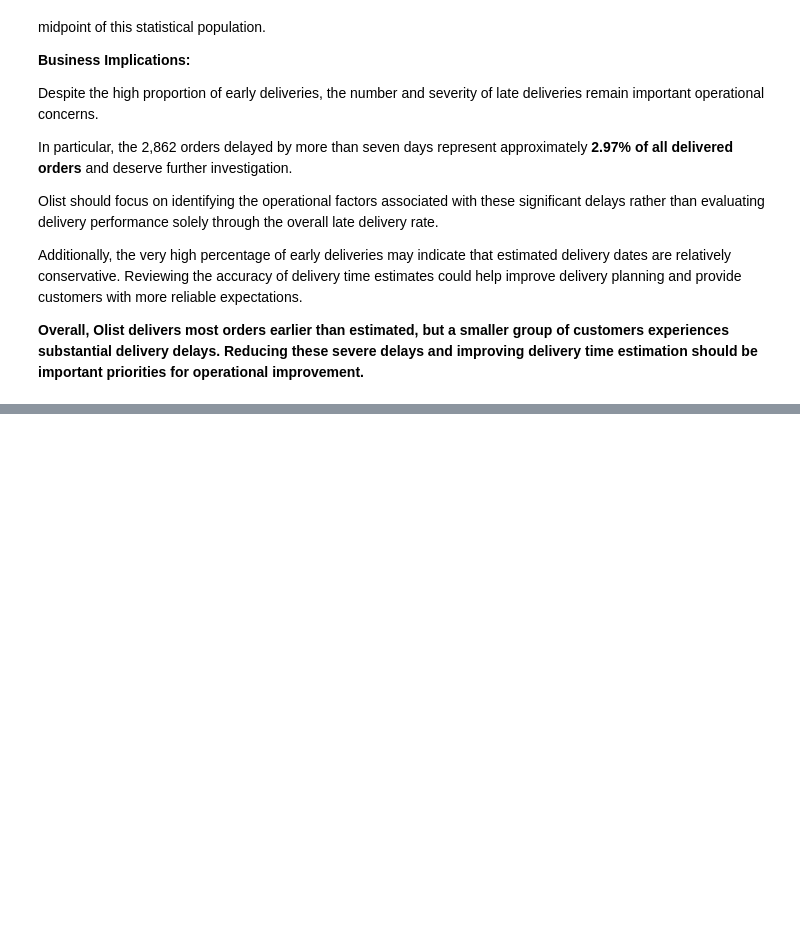
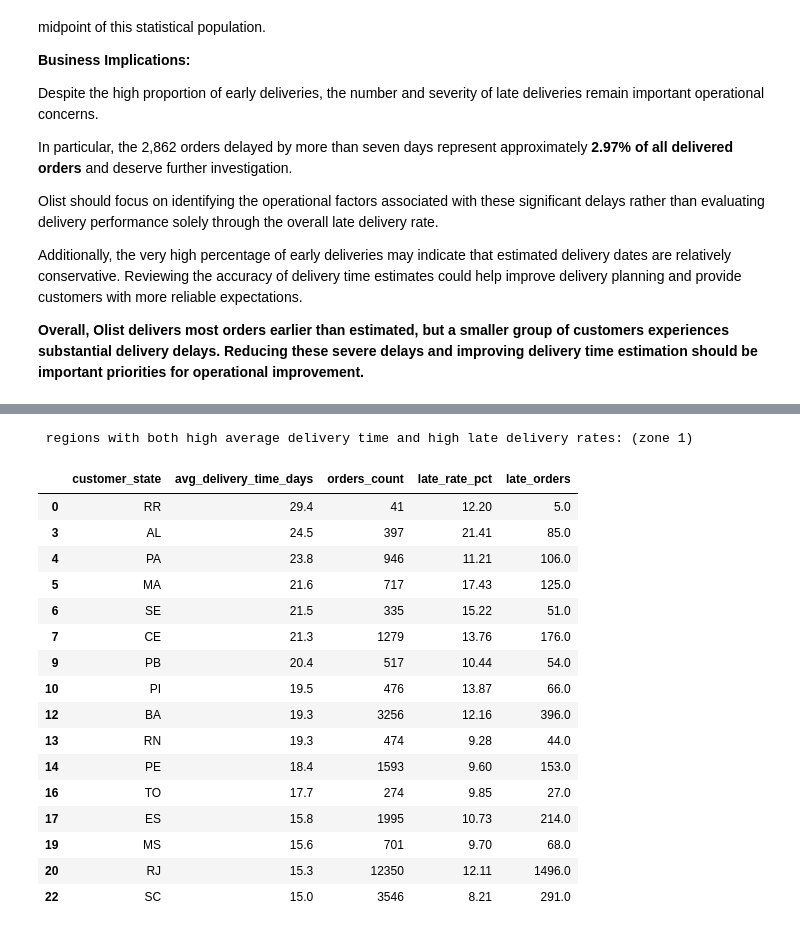
Before and after one commit to Abolfazl-Moradi006/Olist-data-analysis, a Jupyter notebook: Notebooks/6_Delivery_Performance_Analysis.ipynb, the cells around one changed output, grey strips where cells are left out. Cells and saved outputs as stored; diff of their text form; code cells hidden in the pictures; blank space fills up the shorter version.

```diff
--- a/Notebooks/6_Delivery_Performance_Analysis.ipynb
+++ b/Notebooks/6_Delivery_Performance_Analysis.ipynb
@@ -371,0 +418,11 @@ Additionally, the very high percentage of early deliveries may indicate that est
+# %%
+#calculate weighted mean
+weighted_avg_delivery = (
+    (geographic_delivery["avg_delivery_time_days"] * geographic_delivery["orders_count"]).sum()
+    / geographic_delivery["orders_count"].sum()
+)
+
+weighted_late_rate = (
+    (geographic_delivery["late_rate_pct"] * geographic_delivery["orders_count"]).sum()
+    / geographic_delivery["orders_count"].sum()
+)
@@ -371,0 +549,28 @@ Additionally, the very high percentage of early deliveries may indicate that est
+# %%
+# states with delivery_time and late_rate more than their weighted mean
+zone1 = geographic_delivery[
+    (geographic_delivery["late_rate_pct"] > weighted_late_rate) &
+    (geographic_delivery["avg_delivery_time_days"] > weighted_avg_delivery)
+]
+
+print(" regions with both high average delivery time and high late delivery rates: (zone 1)")
+display(zone1)
+# %% [output]
+ regions with both high average delivery time and high late delivery rates: (zone 1)
+|  | customer_state | avg_delivery_time_days | orders_count | late_rate_pct | late_orders |
+| 0 | RR | 29.4 | 41 | 12.20 | 5.0 |
+| 3 | AL | 24.5 | 397 | 21.41 | 85.0 |
+| 4 | PA | 23.8 | 946 | 11.21 | 106.0 |
+| 5 | MA | 21.6 | 717 | 17.43 | 125.0 |
+| 6 | SE | 21.5 | 335 | 15.22 | 51.0 |
+| 7 | CE | 21.3 | 1279 | 13.76 | 176.0 |
+| 9 | PB | 20.4 | 517 | 10.44 | 54.0 |
+| 10 | PI | 19.5 | 476 | 13.87 | 66.0 |
+| 12 | BA | 19.3 | 3256 | 12.16 | 396.0 |
+| 13 | RN | 19.3 | 474 | 9.28 | 44.0 |
+| 14 | PE | 18.4 | 1593 | 9.60 | 153.0 |
+| 16 | TO | 17.7 | 274 | 9.85 | 27.0 |
+| 17 | ES | 15.8 | 1995 | 10.73 | 214.0 |
+| 19 | MS | 15.6 | 701 | 9.70 | 68.0 |
+| 20 | RJ | 15.3 | 12350 | 12.11 | 1496.0 |
+| 22 | SC | 15.0 | 3546 | 8.21 | 291.0 |
```
Also changed, not shown: parts of 8 cells of this notebook.
